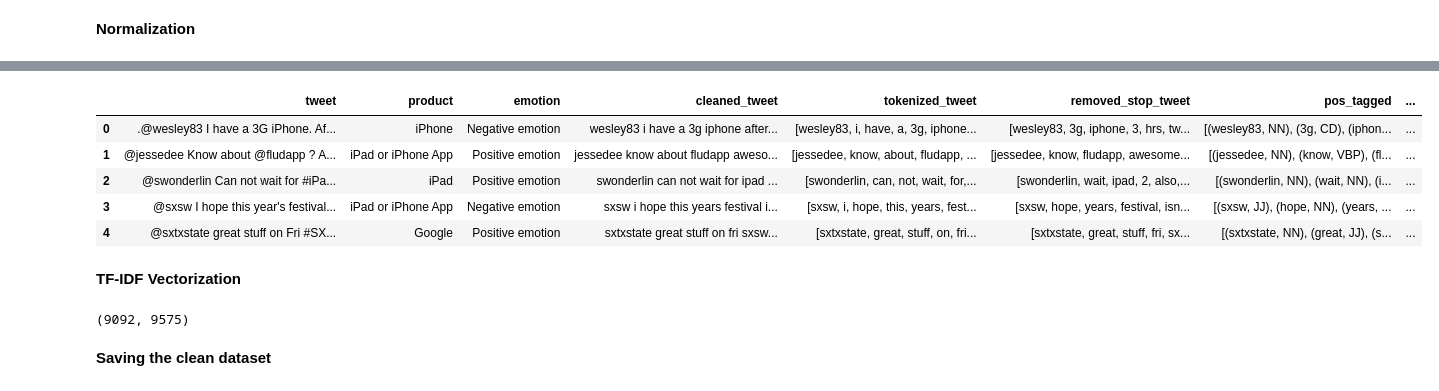
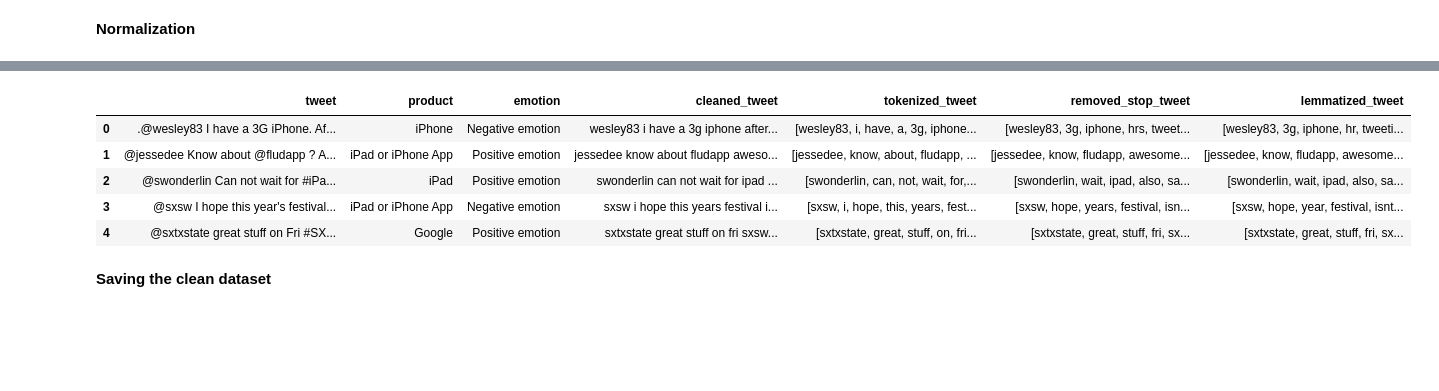
Before and after one commit to Geraldkigotho/NLP-tweet-sentiment-project, a Jupyter notebook: nlp_project.ipynb, the cells around one changed output, grey strips where cells are left out. Drawn from its saved outputs; the diff is of its cells as text; code cells hidden in the pictures; blank space fills up the shorter version.

```diff
--- a/nlp_project.ipynb
+++ b/nlp_project.ipynb
@@ -108,6 +108,7 @@ class DataCleaning:
             tweet = re.sub(r'[^\w\s]', '', tweet)
             tweet = re.sub(r'\s+', ' ', tweet).strip()
             tweet = re.sub(r'@\w+', '', tweet)
+            tweet = re.sub(r'\b\d+\b', '', tweet)#removing stand alone numbers but remaining numbers intergrete in the words
         return tweet
 # %% [markdown]
 **Competeness**
@@ -219,43 +204,21 @@ new_df.head()
 # %%
+new_df = df.copy()
+
 #lets lemmetize
 lemmatizer = WordNetLemmatizer()
 
-def lemmatize_text(pos_tagged_tweet):
-    return [lemmatizer.lemmatize(word, pos=get_wordnet_pos(tag)) for word, tag in pos_tagged_tweet]
+#lets lemmetize
+lemmatizer = WordNetLemmatizer()
 
-def get_wordnet_pos(treebank_tag):
-    if treebank_tag.startswith('J'):
-        return 'a'
-    elif treebank_tag.startswith('V'):
-        return 'v'
-    elif treebank_tag.startswith('N'):
-        return 'n'
-    elif treebank_tag.startswith('R'):
-        return 'r'
-    else:
-        return 'n'
+def lemmatize_text(removed_stop_tweet) :
+    return [lemmatizer.lemmatize(word) for word in removed_stop_tweet ]
 
-new_df['lemmatized_tweet'] = new_df['pos_tagged'].apply(lemmatize_text)
+new_df['lemmatized_tweet'] = new_df['removed_stop_tweet'].apply(lemmatize_text)
 new_df.head()
 # %% [output]
-|  | tweet | product | emotion | cleaned_tweet | tokenized_tweet | removed_stop_tweet | pos_tagged | ... |
-| 0 | .@wesley83 I have a 3G iPhone. Af... | iPhone | Negative emotion | wesley83 i have a 3g iphone after... | [wesley83, i, have, a, 3g, iphone... | [wesley83, 3g, iphone, 3, hrs, tw... | [(wesley83, NN), (3g, CD), (iphon... | ... |
-| 1 | @jessedee Know about @fludapp ? A... | iPad or iPhone App | Positive emotion | jessedee know about fludapp aweso... | [jessedee, know, about, fludapp, ... | [jessedee, know, fludapp, awesome... | [(jessedee, NN), (know, VBP), (fl... | ... |
-| 2 | @swonderlin Can not wait for #iPa... | iPad | Positive emotion | swonderlin can not wait for ipad ... | [swonderlin, can, not, wait, for,... | [swonderlin, wait, ipad, 2, also,... | [(swonderlin, NN), (wait, NN), (i... | ... |
-| 3 | @sxsw I hope this year's festival... | iPad or iPhone App | Negative emotion | sxsw i hope this years festival i... | [sxsw, i, hope, this, years, fest... | [sxsw, hope, years, festival, isn... | [(sxsw, JJ), (hope, NN), (years, ... | ... |
-| 4 | @sxtxstate great stuff on Fri #SX... | Google | Positive emotion | sxtxstate great stuff on fri sxsw... | [sxtxstate, great, stuff, on, fri... | [sxtxstate, great, stuff, fri, sx... | [(sxtxstate, NN), (great, JJ), (s... | ... |
+|  | tweet | product | emotion | cleaned_tweet | tokenized_tweet | removed_stop_tweet | lemmatized_tweet |
+| 0 | .@wesley83 I have a 3G iPhone. Af... | iPhone | Negative emotion | wesley83 i have a 3g iphone after... | [wesley83, i, have, a, 3g, iphone... | [wesley83, 3g, iphone, hrs, tweet... | [wesley83, 3g, iphone, hr, tweeti... |
+| 1 | @jessedee Know about @fludapp ? A... | iPad or iPhone App | Positive emotion | jessedee know about fludapp aweso... | [jessedee, know, about, fludapp, ... | [jessedee, know, fludapp, awesome... | [jessedee, know, fludapp, awesome... |
+| 2 | @swonderlin Can not wait for #iPa... | iPad | Positive emotion | swonderlin can not wait for ipad ... | [swonderlin, can, not, wait, for,... | [swonderlin, wait, ipad, also, sa... | [swonderlin, wait, ipad, also, sa... |
+| 3 | @sxsw I hope this year's festival... | iPad or iPhone App | Negative emotion | sxsw i hope this years festival i... | [sxsw, i, hope, this, years, fest... | [sxsw, hope, years, festival, isn... | [sxsw, hope, year, festival, isnt... |
+| 4 | @sxtxstate great stuff on Fri #SX... | Google | Positive emotion | sxtxstate great stuff on fri sxsw... | [sxtxstate, great, stuff, on, fri... | [sxtxstate, great, stuff, fri, sx... | [sxtxstate, great, stuff, fri, sx... |
-# %% [markdown]
-**TF-IDF Vectorization**
-# %%
-new_df['lemmatized_tweet'] = new_df['lemmatized_tweet'].apply(lambda x: ' '.join(x))
-
-# Initialize the TF-IDF vectorizer
-tfidf_vectorizer = TfidfVectorizer()
-
-# Fit and transform the lemmatized tweets
-tfidf_matrix = tfidf_vectorizer.fit_transform(new_df['lemmatized_tweet'])
-
-## Display the shape of the TF-IDF matrix
-tfidf_matrix.shape
-# %% [output]
-(9092, 9575)
```
Also changed, not shown: parts of 12 cells of this notebook.
